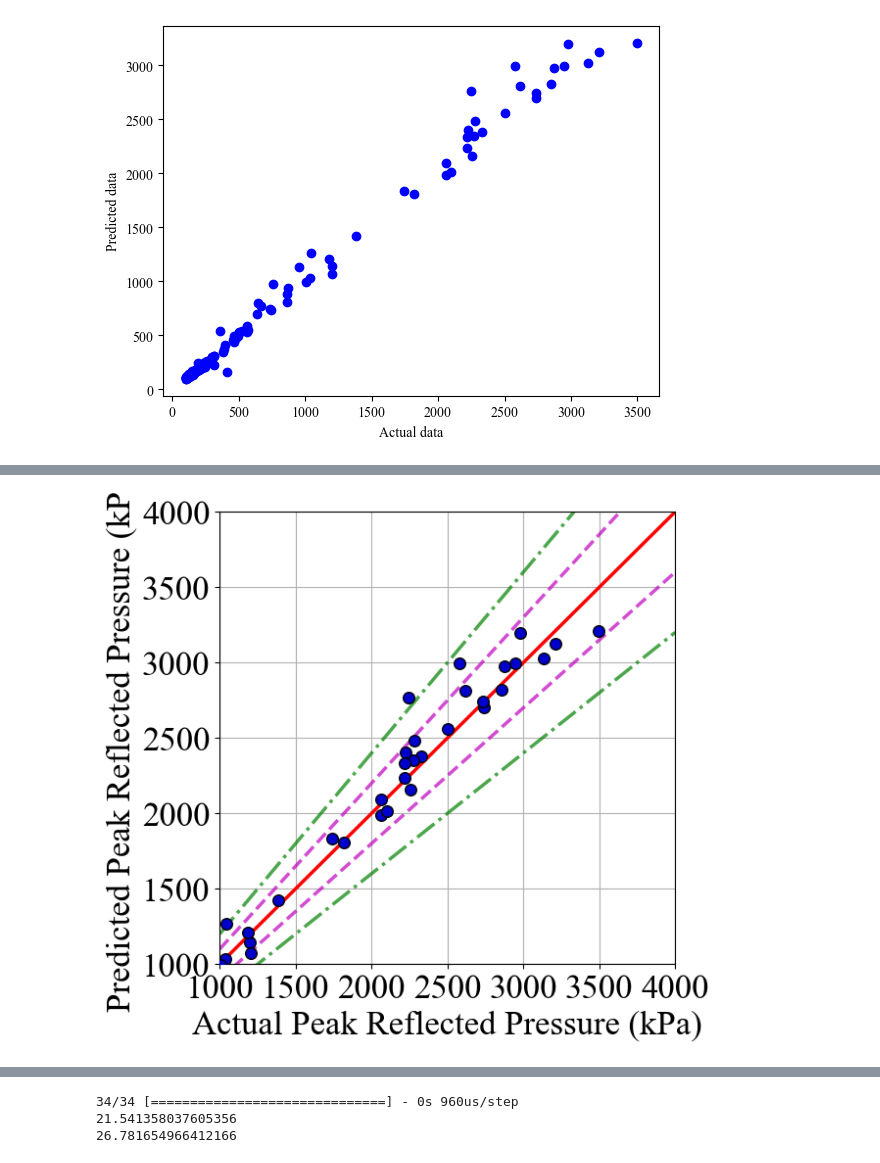
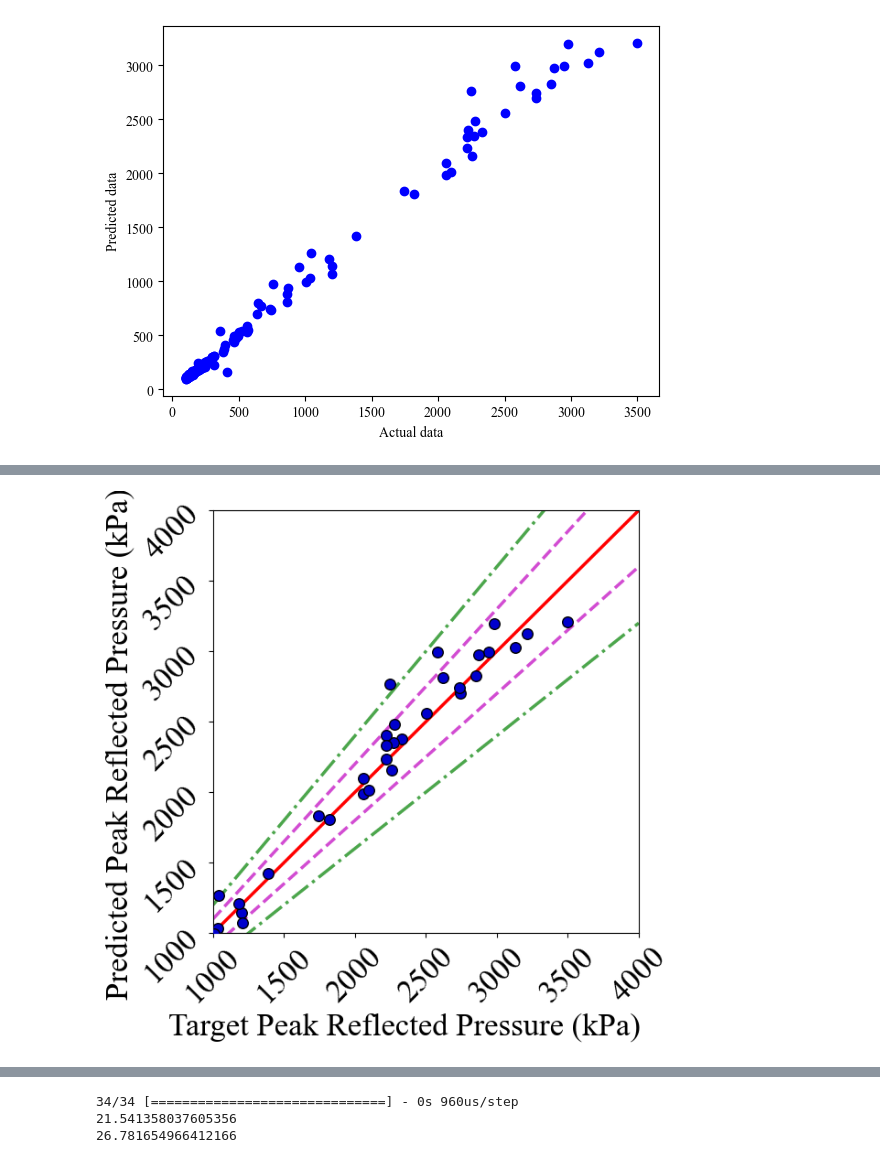
Before and after one commit to ChamodiWidanage/ANN_1D_2, a Jupyter notebook: Peak_Reflected_Pressure/Peak_Reflected_Pressure_ANN_model_2_nodrop_noscale.ipynb, the cells around one changed output, grey strips where cells are left out. Cells and saved outputs as stored; diff of their text form; code cells hidden in the pictures.

```diff
--- a/Peak_Reflected_Pressure/Peak_Reflected_Pressure_ANN_model_2_nodrop_noscale.ipynb
+++ b/Peak_Reflected_Pressure/Peak_Reflected_Pressure_ANN_model_2_nodrop_noscale.ipynb
@@ -313,42 +330,45 @@ fig1, ax1 = plt.subplots(figsize = (6, 6))
 
 # Add scatterplot
 ax1.scatter(y_test, y_pred, s=70, alpha=1, edgecolors="k",c='mediumblue',zorder=5, label = 'Points')
+# Set ylabel with adjusted position
+ax1.set_ylabel('Predicted Peak Reflected Pressure (kPa)',fontsize = 25, y=0.45)
+ax1.set_xlabel('Target Peak Reflected Pressure (kPa)',fontsize = 25, x=0.45)
 
 # Set the font to New Times Roman for all elements
 plt.rcParams['font.family'] = 'serif'
 plt.rcParams['font.serif'] = ['Times New Roman'] + plt.rcParams['font.serif']
 
 
-plt.ylabel('Predicted Peak Reflected Pressure (kPa)',fontsize = 25)
-plt.xlabel('Actual Peak Reflected Pressure (kPa)',fontsize = 25)
-plt.xticks(fontsize = 25)
-plt.yticks(fontsize = 25)
+#plt.ylabel('Predicted Peak Reflected Pressure (kPa)',fontsize = 25)
+#plt.xlabel('Actual Peak Reflected Pressure (kPa)',fontsize = 25)
+plt.xticks(fontsize = 25, rotation=45)
+plt.yticks(fontsize = 25, rotation=45)
 
 
 x1 = np.linspace(1000,4000)
 
 plt.plot(x1, x1, 'Red', label='45\N{DEGREE SIGN} line',lw=2.5,alpha=1)
 plt.plot(x1, 1.1*x1, '--m', label='\u00B110% Error',lw=2.5,alpha=0.7)
 plt.plot(x1, 0.9*x1,'m', linestyle='--',lw=2.5,alpha=0.7)
 plt.plot(x1, 1.2*x1, '-.g', label='\u00B120% Error',lw=2.5,alpha=0.7)
 plt.plot(x1, 0.8*x1,'-.g',lw=2.5,alpha=0.7)
 
 plt.ylim(1000, 4000)
 plt.xlim(1000, 4000)
 #plt.legend(loc='upper left',fontsize = 25)
 
-plt.grid()
+#plt.grid()
 
 # Set logarithmic scale
 #plt.xscale('log')
 #plt.yscale('log')
 
 ax1.spines['left'].set_color('black')        # setting up Y-axis tick color to red
 ax1.spines['bottom'].set_color('black')  #setting up above X-axis tick color to red
 plt.savefig('plot1.png', dpi = 600, bbox_inches = 'tight')
 plt.show()
 # %% [output]
-[figure, old version]
+[figure, new version]
 # %%
 from sklearn.metrics import r2_score
 # Initialize layout
```
Also changed, not shown: parts of 15 cells of this notebook, 21 other files.
